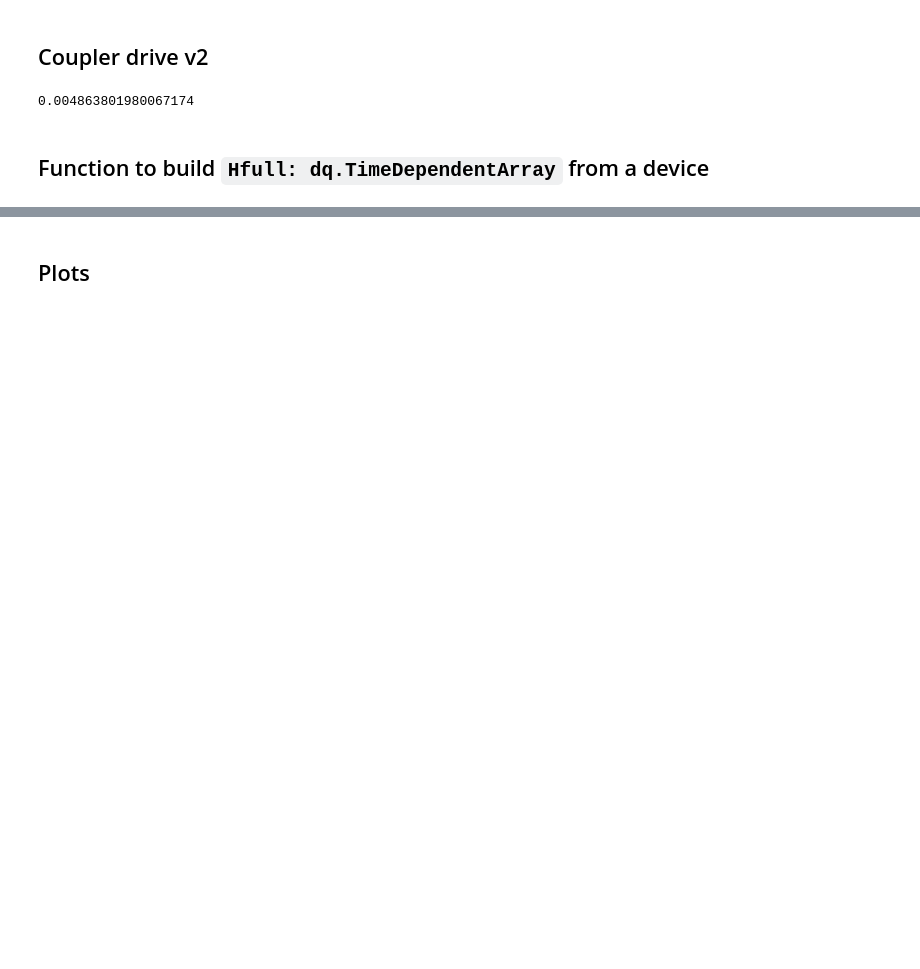
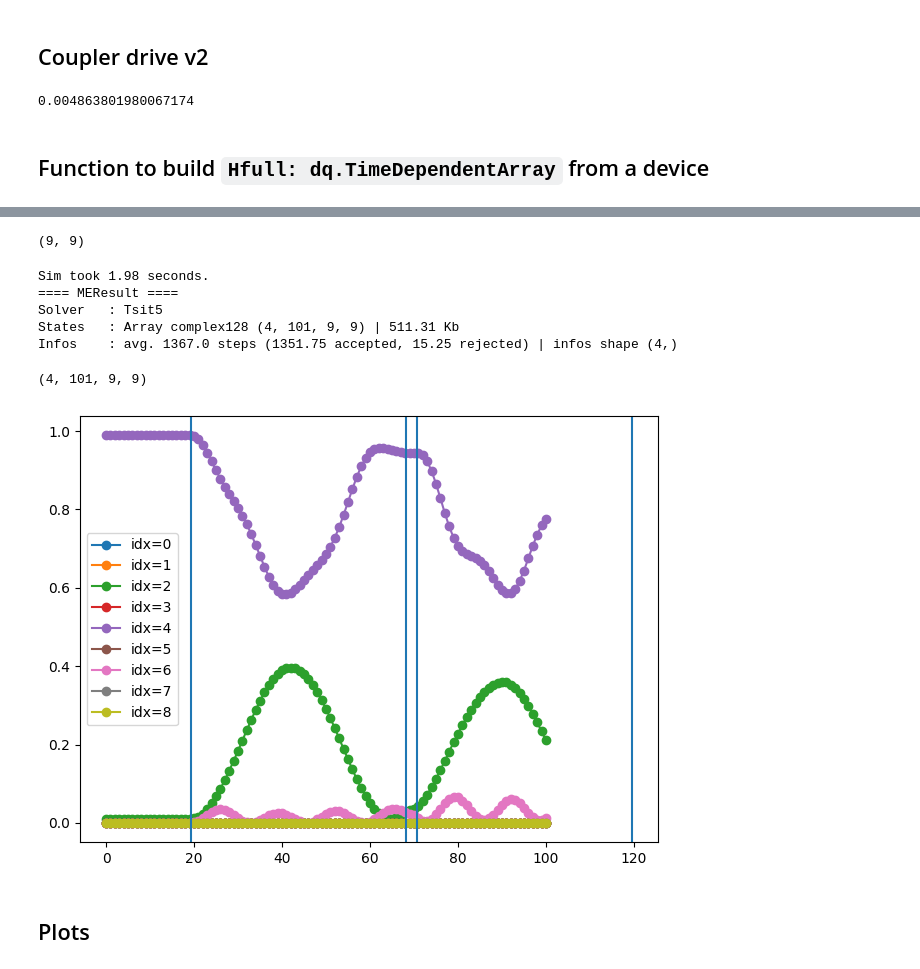
Before and after one commit to TheSQuaD-IQ/blueprint, a Jupyter notebook: notebooks/dynamiqs_simu_example.ipynb, the cells around one changed output, grey strips where cells are left out. Drawn from its saved outputs; the diff is of its cells as text; code cells hidden in the pictures; blank space fills up the shorter version.

```diff
--- a/notebooks/dynamiqs_simu_example.ipynb
+++ b/notebooks/dynamiqs_simu_example.ipynb
@@ -173,7 +201,7 @@ def build_dynamiqs_hamiltonian(device: Device):
         for prefactor, operator in drives_iterator:
 
             def dq_func(t: float) -> Array:
-                return jnp.array([prefactor(t=t)])
+                return prefactor(t=t)
 
             print(dq_func(t=0.0))
             dq_hamiltonian = dq_hamiltonian + dq.modulated(
@@ -187,7 +215,7 @@ def build_dynamiqs_hamiltonian(device: Device):
         for prefactor, operator in drives_iterator:
 
             def dq_func(t: float) -> Array:
-                return jnp.array([prefactor(t=t)])
+                return prefactor(t=t)
 
             # print(prefactor.free_params)
             print(dq_func(t=0.0))
@@ -221,0 +280,9 @@ device._couplings["C_Q1_Q2"]._drives
+# %%
+# === initial states
+psi0 = jnp.stack([
+    device.get_eigenstate(0, 0)[1][:, None],
+    device.get_eigenstate(0, 1)[1][:, None],
+    device.get_eigenstate(1, 0)[1][:, None],
+    device.get_eigenstate(1, 1)[1][:, None],
+])
+psi0
@@ -221,0 +311,3 @@ device._couplings["C_Q1_Q2"]._drives
+# %%
+# === tsave
+tsave = jnp.linspace(0, 100, 101)
@@ -221,0 +318,45 @@ device._couplings["C_Q1_Q2"]._drives
+# %%
+trivial_hamiltonian(0.0).shape
+# %% [output]
+(9, 9)
+# %%
+# === run mesolve
+t0 = time.time()
+result = dq.mesolve(
+    full_hamiltonian,
+    jump_ops=[jnp.zeros((device.dim, device.dim))],
+    rho0=psi0,
+    tsave=tsave,
+    # exp_ops=[],
+    solver=dq.solver.Tsit5(rtol=1e-06, atol=1e-06, max_steps=100000),
+    options=dq.Options(
+        save_states=True,
+        verbose=True,
+    ),
+)
+tf = time.time()
+print(f"Sim took {tf - t0:.2f} seconds.")
+print(result)
+# %% [output]
+Sim took 1.98 seconds.
+==== MEResult ====
+Solver   : Tsit5
+States   : Array complex128 (4, 101, 9, 9) | 511.31 Kb
+Infos    : avg. 1367.0 steps (1351.75 accepted, 15.25 rejected) | infos shape (4,)
+# %%
+result.states.shape
+# %% [output]
+(4, 101, 9, 9)
+# %%
+for idx in range(9):
+    plt.plot(tsave, result.states[3, :, idx, idx].real, '-o', label=f'{idx=}')
+plt.axvline(1.9349107142857144e1)
+plt.axvline(1.9349107142857144e1 + 65.15 * 1 / 2)
+plt.axvline(1.9349107142857144e1 + 65.15 * 1 / 2 + 2.414131062723352)
+plt.axvline(
+    1.9349107142857144e1 + 65.15 * 1 / 2 + 2.414131062723352 + 65.15 * 1 / 2
+)
+plt.legend()
+plt.tight_layout()
+# %% [output]
+[figure, added]
```
Also changed, not shown: parts of 34 cells of this notebook, 3 other files.
